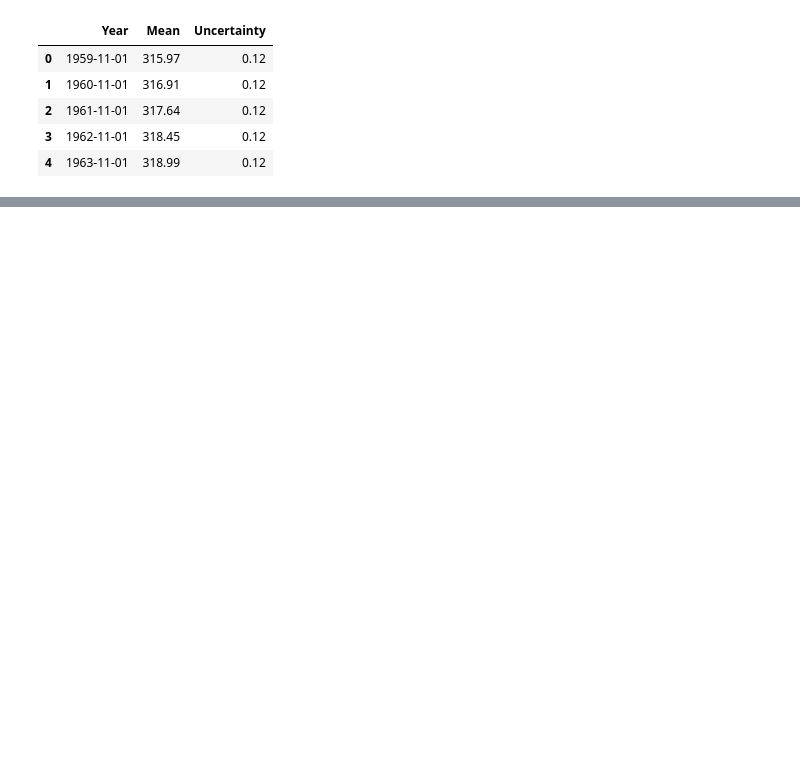
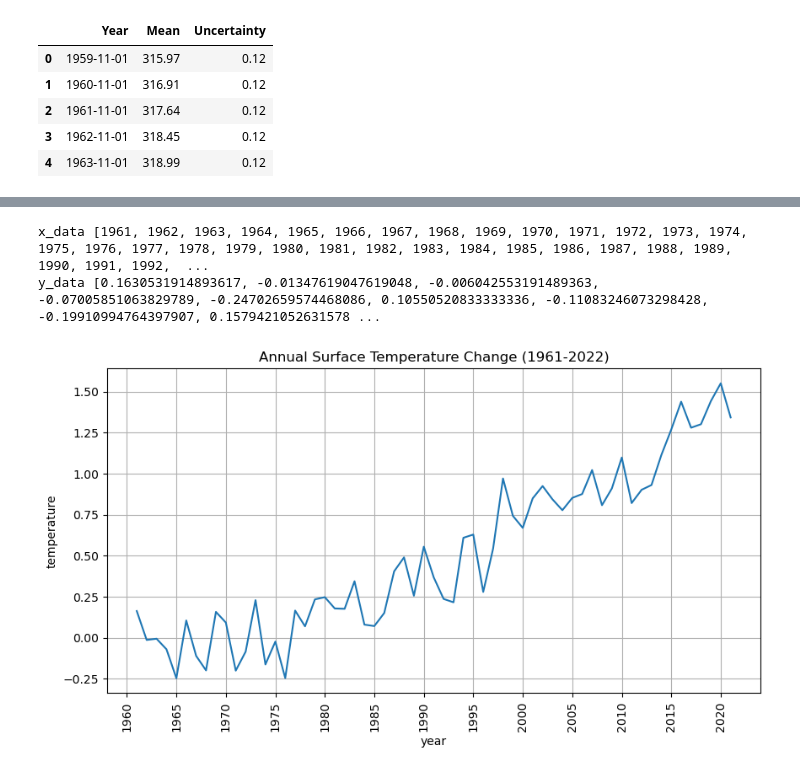
Before and after one commit to com-480-data-visualization/project-2023-la-compagnie, a Jupyter notebook: co2/CO2_level.ipynb, the cells around one changed output, grey strips where cells are left out. Drawn from its saved outputs; the diff is of its cells as text; code cells hidden in the pictures; blank space fills up the shorter version.

```diff
--- a/co2/CO2_level.ipynb
+++ b/co2/CO2_level.ipynb
@@ -14,3 +14,9 @@ df.head()
 | 2 | 1961-11-01 | 317.64 | 0.12 |
 | 3 | 1962-11-01 | 318.45 | 0.12 |
 | 4 | 1963-11-01 | 318.99 | 0.12 |
+# %%
+file_path ='./data/Annual_Surface_Temperature_Change.csv'
+df_temp = pd.read_csv(filepath_or_buffer=file_path)
+df_temp.head()
+print(df_temp.columns)
+print(df_temp.shape)
@@ -17 +36,25 @@ df.head()
+# %%
+x_data = []
+y_data = []
+for i in range(1961, 2022):
+    x_data.append(i)
+    y_data.append(np.mean(df_temp['F' + str(i)]))
+
+print("x_data", x_data)
+print("y_data", y_data)
+
+plt.figure(figsize=(10, 5))
+plt.plot(x_data, y_data)
+plt.grid()
+plt.xticks(np.arange(min(x_data)-1, max(x_data)+1, 5.0), rotation=90)
+plt.xlabel('year')
+plt.ylabel('temperature')
+plt.title('Annual Surface Temperature Change (1961-2022)')
+
+plt.savefig('temp_change.png')
+plt.show()
+# %% [output]
+x_data [1961, 1962, 1963, 1964, 1965, 1966, 1967, 1968, 1969, 1970, 1971, 1972, 1973, 1974, 1975, 1976, 1977, 1978, 1979, 1980, 1981, 1982, 1983, 1984, 1985, 1986, 1987, 1988, 1989, 1990, 1991, 1992,  ...
+y_data [0.1630531914893617, -0.01347619047619048, -0.006042553191489363, -0.07005851063829789, -0.24702659574468086, 0.10550520833333336, -0.11083246073298428, -0.19910994764397907, 0.1579421052631578 ...
+[figure, added]
 # %%
```
Also changed, not shown: parts of 4 cells of this notebook, 3 other files.
